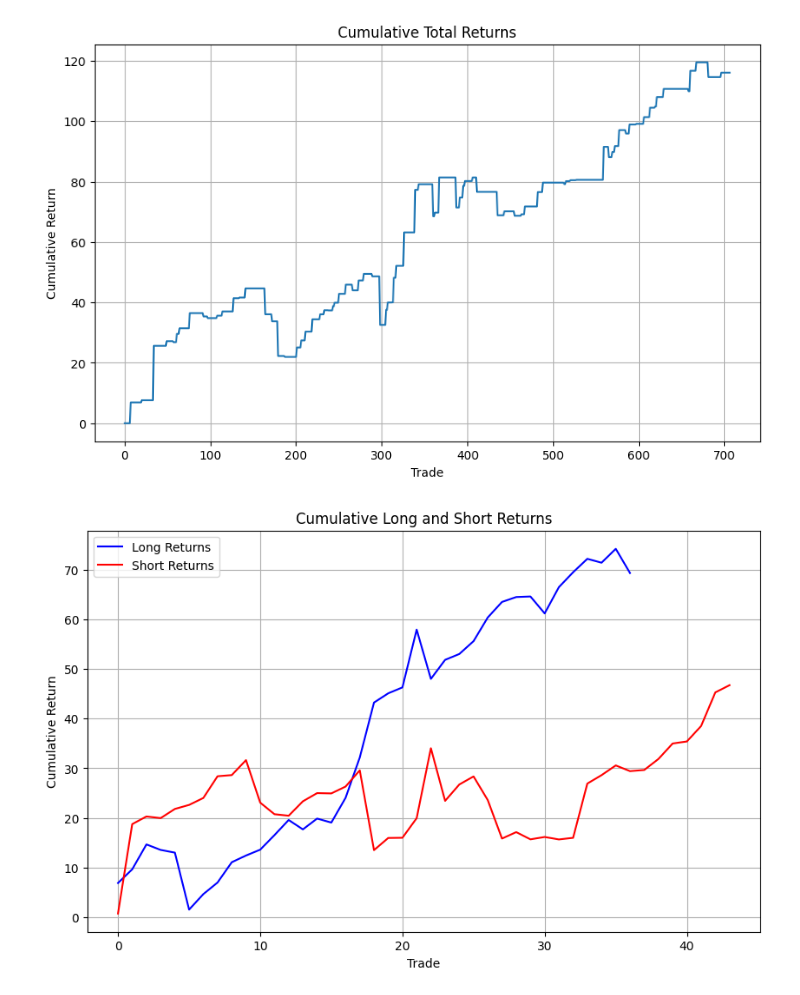
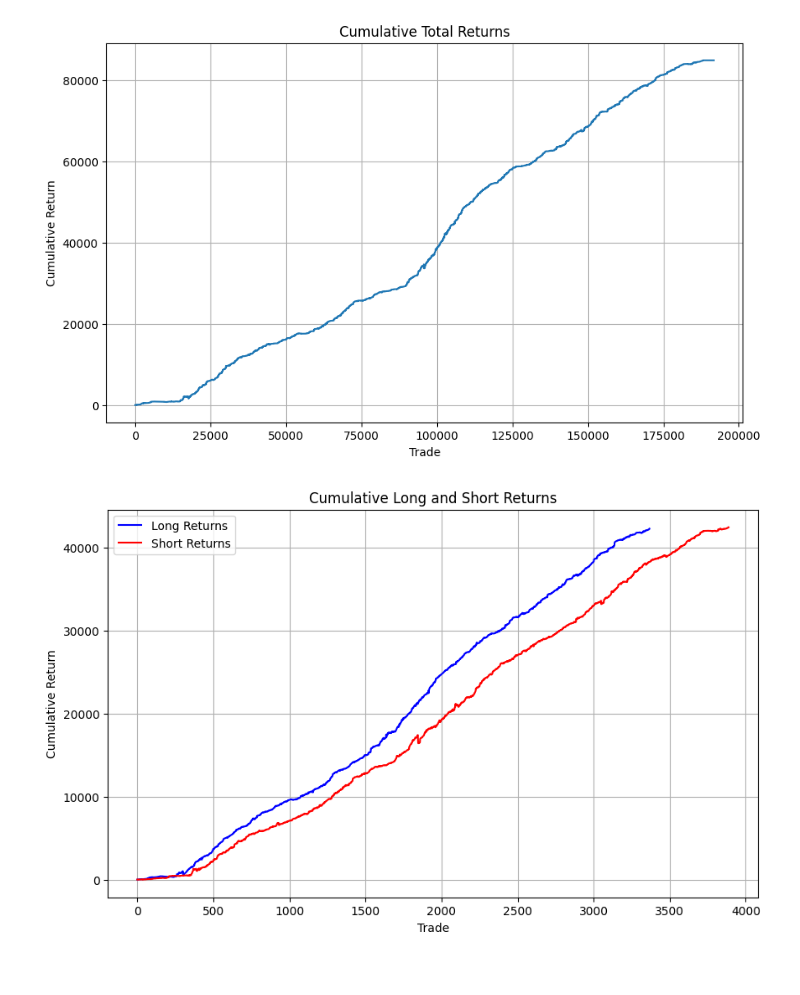
Before and after one commit to pixcelo/learning-model, a Jupyter notebook: backtest_bband.ipynb, the cells around one changed output. Saved outputs shown, nothing was run; the diff lists cells and outputs as text; code cells hidden in the pictures.

Commit message:
mod fillna(0)

```diff
--- a/backtest_bband.ipynb
+++ b/backtest_bband.ipynb
@@ -16,7 +16,9 @@ pd.set_option('display.max_columns', None)
 def load_data(file_names):
     dfs = []
     for file_name in file_names:
-        df = pd.read_csv(file_name)
+        prefix = file_name.split('_')[1]
+        df = pd.read_csv(file_name, index_col=f"{prefix}_timestamp")
+        df.index = pd.to_datetime(df.index, unit="ms")
         dfs.append(df)
     return dfs
 
@@ -60,12 +62,7 @@ def feature_engineering(df, prefix):
     df[f'{prefix}_MON'] = talib.MOM(close, timeperiod=5)
     df[f'{prefix}_OBV'] = talib.OBV(close, volume)
 
-    # Calculate high_close_comparison
-    df[f'{prefix}_High_Close_Comparison'] = calculate_high_close_comparison(df, prefix)
-    df[f'{prefix}_double_top'], df[f'{prefix}_double_bottom'] = detect_double_top_bottom(df, prefix)
-
-    df = df.dropna()
-    df = df.reset_index(drop=True)
+    df = df.fillna(method='ffill')
 
     return df
 
@@ -73,49 +70,9 @@ def log_transform_feature(X):
     X[X <= 0] = np.finfo(float).eps
     return np.log(X)
 
-def calculate_high_close_comparison(df, prefix):
-    high = df[f'{prefix}_high'].values
-    close = df[f'{prefix}_close'].values
-    higher_high = np.zeros(len(high), dtype=int)
-    higher_close = np.zeros(len(close), dtype=int)
-    higher_high[1:] = high[1:] > high[:-1]
-    higher_close[1:] = close[1:] > close[:-1]
-    high_close_comparison = higher_high & higher_close
-    return high_close_comparison
-
-def detect_double_top_bottom(df, prefix, window=5, tolerance=0.03):
-    double_top = np.zeros(len(df), dtype=int)
-    double_bottom = np.zeros(len(df), dtype=int)
-
-    close = df[f'{prefix}_close'].values
-    close_ext = np.pad(close, (window, window), mode='edge')
-
-    for i in range(window, len(df) - window):
-        considered_range = close_ext[i:i + window * 2 + 1]
-        max_index = np.argmax(considered_range)
-        min_index = np.argmin(considered_range)
-
-        if max_index == window:
-            max_left = np.max(considered_range[:window])
-            max_right = np.max(considered_range[window + 1:])
-            max_avg = (max_left + max_right) / 2
-
-            if np.abs(considered_range[window] - max_avg) / considered_range[window] <= tolerance:
-                double_top[i] = 1
-
-        if min_index == window:
-            min_left = np.min(considered_range[:window])
-            min_right = np.min(considered_range[window + 1:])
-            min_avg = (min_left + min_right) / 2
-
-            if np.abs(considered_range[window] - min_avg) / considered_range[window] <= tolerance:
-                double_bottom[i] = 1
-
-    return double_top, double_bottom
-
 def create_label(df, prefix, lookbehind=1):
     df[f'{prefix}_target'] = (df[f'{prefix}_close'] > df[f'{prefix}_close'].shift(lookbehind)).astype(int)
-    df = df.dropna()
+    df = df.fillna(method='ffill')
     return df
 
 def support_resistance(df, prefix, window=200):
@@ -199,9 +156,6 @@ if __name__ == "__main__":
         "data/testdata/BTCUSDT_5m_20230101_20230525.csv",
         "data/testdata/BTCUSDT_15m_20230101_20230525.csv",
         "data/testdata/BTCUSDT_30m_20230101_20230525.csv",
-        "data/testdata/BTCUSDT_1h_20230101_20230525.csv",
-        "data/testdata/BTCUSDT_4h_20230101_20230525.csv",
-        # "data/testdata/BTCUSDT_1d_20230101_20230525.csv",
         ]
     dfs = load_data(file_names)
 
@@ -210,38 +164,35 @@ if __name__ == "__main__":
         prefix = df.columns[0].split('_')[0]
         processed_df = feature_engineering(df, prefix)
         processed_df = create_label(processed_df, prefix)
-        # display(processed_df)
-        processed_dfs.append(processed_df)
+        # Resample to 1m timeframe
+        df_resampled = processed_df.resample('1T').asfreq()
+        # Forward-fill NaN values
+        df_resampled = df_resampled.fillna(method='ffill')
+        processed_dfs.append(df_resampled)
 
-    combined_df = pd.concat(processed_dfs, axis=1).dropna()
+    combined_df = pd.concat(processed_dfs, axis=1).fillna(0)
 
     # add feature support and resistance
     combined_df = support_resistance(combined_df, "1m")
     combined_df = support_resistance(combined_df, "5m")
     combined_df = support_resistance(combined_df, "15m")
     combined_df = support_resistance(combined_df, "30m")
-    combined_df = support_resistance(combined_df, "1h")
-    combined_df = support_resistance(combined_df, "4h")
-    # combined_df = support_resistance(combined_df, "1d")
     combined_df = price_relation(combined_df, '1m', '5m')
     combined_df = price_relation(combined_df, '5m', '15m')
     combined_df = price_relation(combined_df, '5m', '30m')
-    combined_df = price_relation(combined_df, '5m', '1h')
-    combined_df = price_relation(combined_df, '5m', '4h')
-    # combined_df = price_relation(combined_df, '5m', '1d')
 
     model_path = "model/5m_model.pkl"
     with open(model_path, "rb") as f:
         model = pickle.load(f)
 
-    # Initialize trade_results
+    # # Initialize trade_results
     trade_results = {
         'profits': [],
         'long_profits': [],
         'short_profits': [],
     }
 
-    # Initialize portfolio state
+    # # Initialize portfolio state
     portfolio = {
         'position': None,  # "long" or "short"
         'entry_price': None,
@@ -330,2 +281,2 @@ Short Win Rate: 72.73%
-[figure, old version]
+[figure, new version]
-[figure, old version]
+[figure, new version]
```
Also changed, not shown: parts of 1 cell of this notebook.
